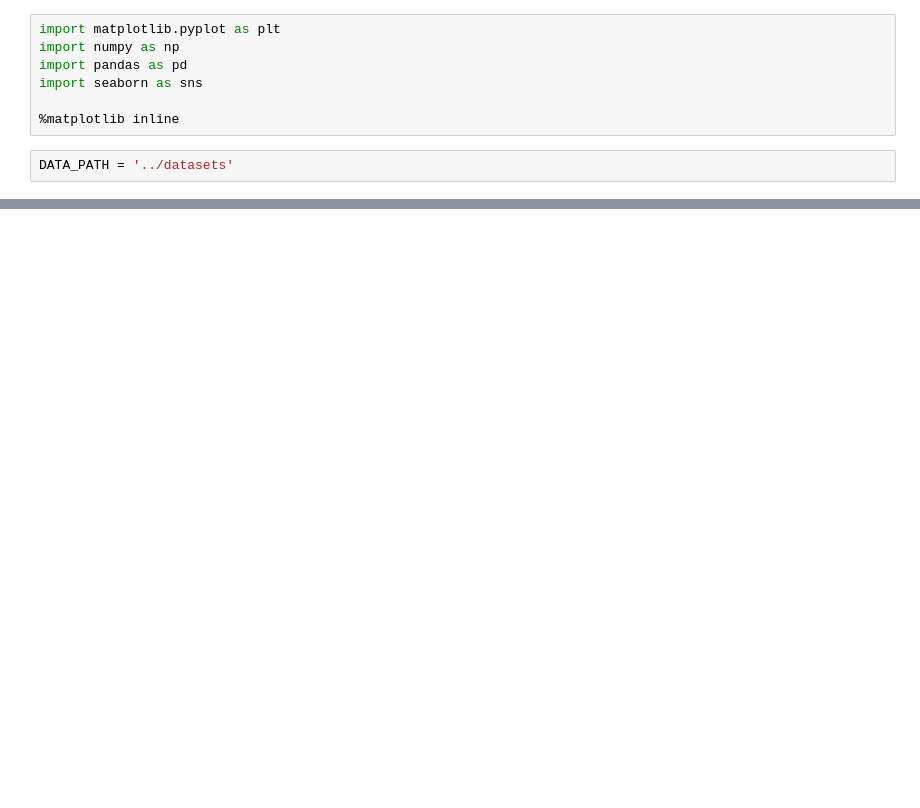
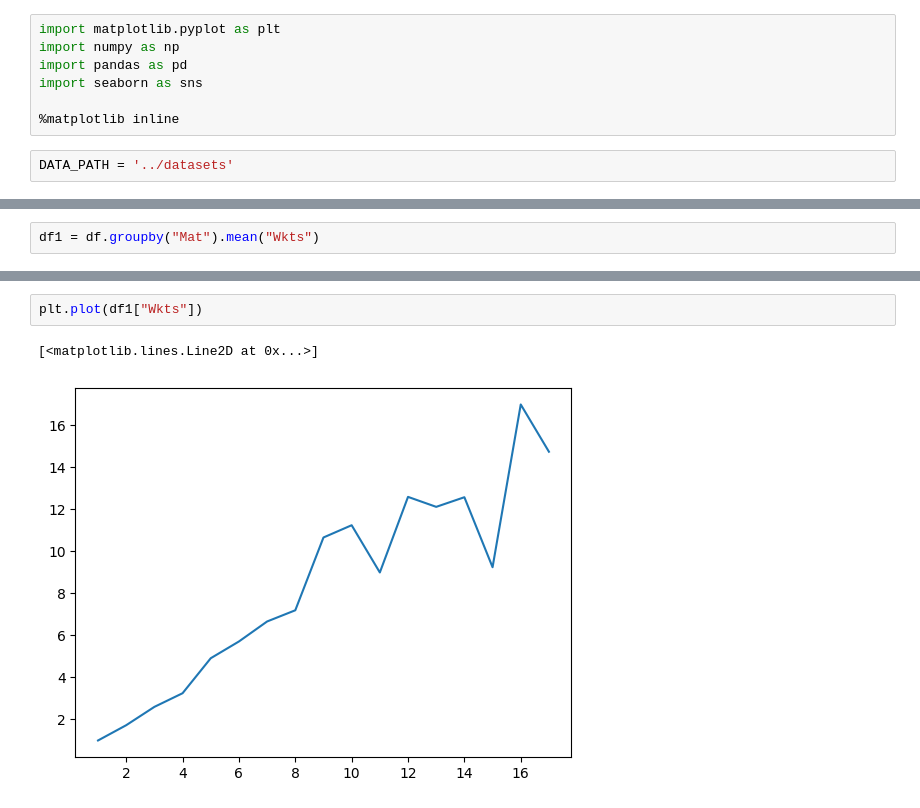
Before and after one commit to SEM-6-MP2-0/AIDS-LAB, a Jupyter notebook: EDA/Analysis.ipynb, the cells around one changed output, grey strips where cells are left out. Saved outputs shown, nothing was run; the diff lists cells and outputs as text; blank space fills up the shorter version.

```diff
--- a/EDA/Analysis.ipynb
+++ b/EDA/Analysis.ipynb
@@ -21,0 +22,2 @@ df_delivery.head()
+# %%
+df1 = df.groupby("Mat").mean("Wkts")
@@ -21,0 +79,5 @@ df_delivery.head()
+# %%
+plt.plot(df1["Wkts"])
+# %% [output]
+[<matplotlib.lines.Line2D at 0x...>]
+[figure, added]
```
Also changed, not shown: parts of 13 cells of this notebook.
